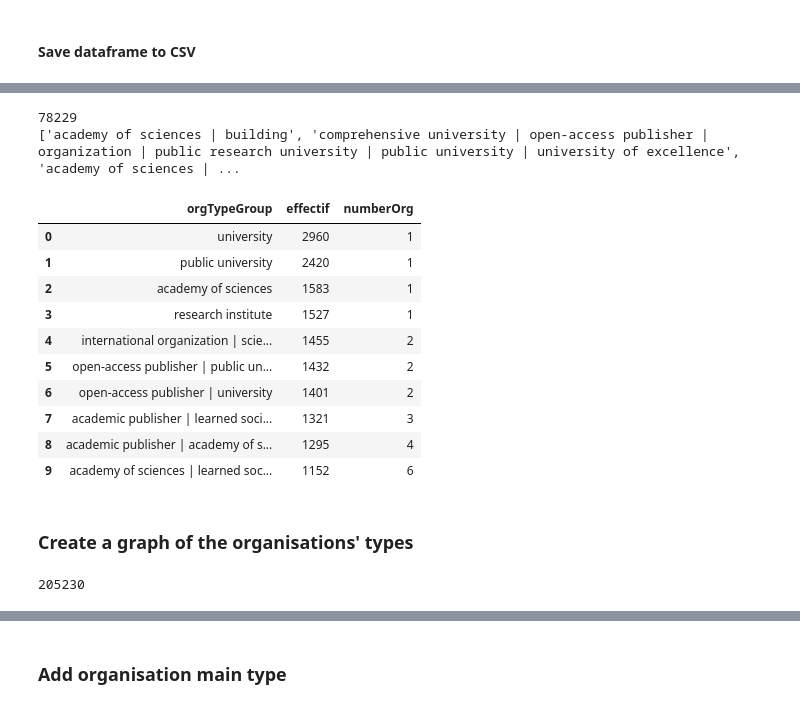
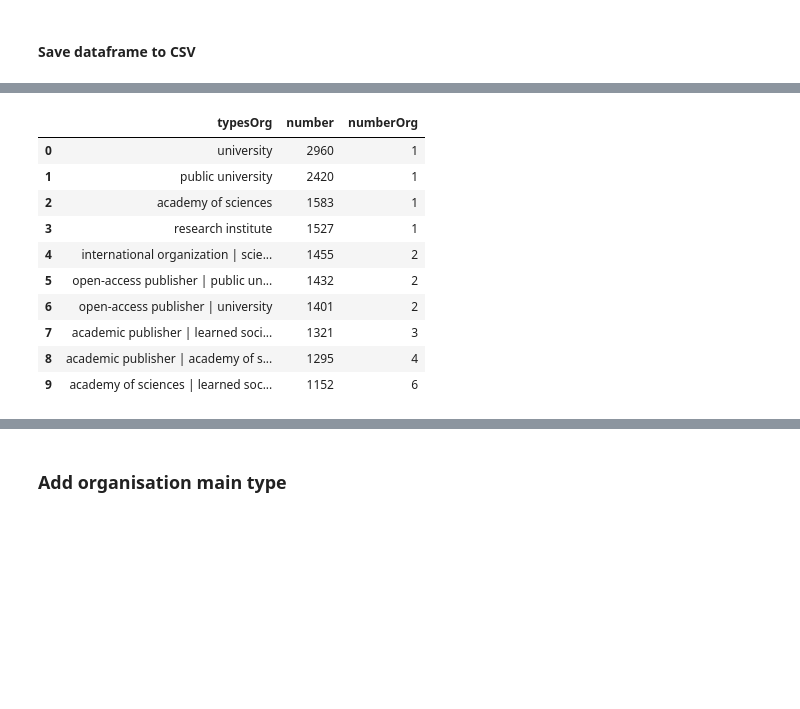
Before and after one commit to Chiodo53/astronomers, a Jupyter notebook: notebooks_jupyter/wikidata_exploration/wdt_organisations_networks.ipynb, the cells around one changed output, grey strips where cells are left out. Drawn from its saved outputs; the diff is of its cells as text; code cells hidden in the pictures; blank space fills up the shorter version.

Commit message:
Avacement sur awards et organisations

```diff
--- a/notebooks_jupyter/wikidata_exploration/wdt_organisations_networks.ipynb
+++ b/notebooks_jupyter/wikidata_exploration/wdt_organisations_networks.ipynb
@@ -224,7 +303,7 @@ df_p.to_csv(file_add, index=False, sep=',', quotechar='"')
 # %%
 ### load from CSV
 
-file_add = 'data/persons_organisations.csv'
+file_add = 'data/persons_organisations_from_organisations.csv'
 df_p=pd.read_csv(file_add)
 print(len(df_p))
 df_p.head(2)
@@ -240,15 +315,0 @@ Property **wdt:P31 instance of**
-# %%
-### Transform types' strings to alphabetically sorted lists and delete additional white spaces
-df_p['listTypesO'] = df_p.typesO.apply(lambda x : sorted([e.strip().lower() for e in x.split('|')]))
-
-# Decompose the types in tokens, unique
-df_p['listTokensTypesO'] = df_p.listTypesO.apply(lambda x : sorted(list(set([e for e in (' '.join(x)).split(' ') if len(e) > 2]))))
-
-
-ll = df_p.listTypesO.to_list()
-print(len(ll))
-pprint.pprint(ll[:3])
-print('-----')
-ltk = df_p.listTokensTypesO.to_list()
-print(len(ltk))
-pprint.pprint(ltk[:3])
@@ -273,21 +316,12 @@ pprint.pprint(ltk[:3])
-# %%
-## Rebuild the sorted original texts
-llj = [' | '.join(b) for b in ll]
-print(len(llj))
-print(llj[:3])
-# %% [output]
-78229
-['academy of sciences | building', 'comprehensive university | open-access publisher | organization | public research university | public university | university of excellence', 'academy of sciences | ...
 # %%
 ### Inspect the available composed types
-ls = pd.Series(llj)
-ltg = pd.DataFrame(ls.groupby(by=ls).size().sort_values(ascending=False))
-ltg.reset_index(inplace=True)
-ltg.columns=['orgTypeGroup', 'effectif']
-ltg['numberOrg'] = ltg.orgTypeGroup.apply( lambda x: len(x.split('|')))
-ltg.iloc[:10]
+df_types = pd.DataFrame(df_p.groupby('typesOrg').size().sort_values(ascending=False))
+df_types.reset_index(inplace=True)
+df_types.columns=['typesOrg', 'number']
+df_types['numberOrg'] = df_types.typesOrg.apply( lambda x: len(x.split('|')))
+df_types.iloc[:10]
 # %% [output]
-|  | orgTypeGroup | effectif | numberOrg |
+|  | typesOrg | number | numberOrg |
 | 0 | university | 2960 | 1 |
 | 1 | public university | 2420 | 1 |
 | 2 | academy of sciences | 1583 | 1 |
@@ -305,7 +338,0 @@ ltg.to_csv(csv_file)
-# %% [markdown]
-### Create a graph of the organisations' types
-# %%
-ltt = [a for b in df_p.listTypesO.to_list() for a in b]
-print(len(ltt))
-# %% [output]
-205230
```
Also changed, not shown: parts of 340 cells of this notebook, 3 other files.
